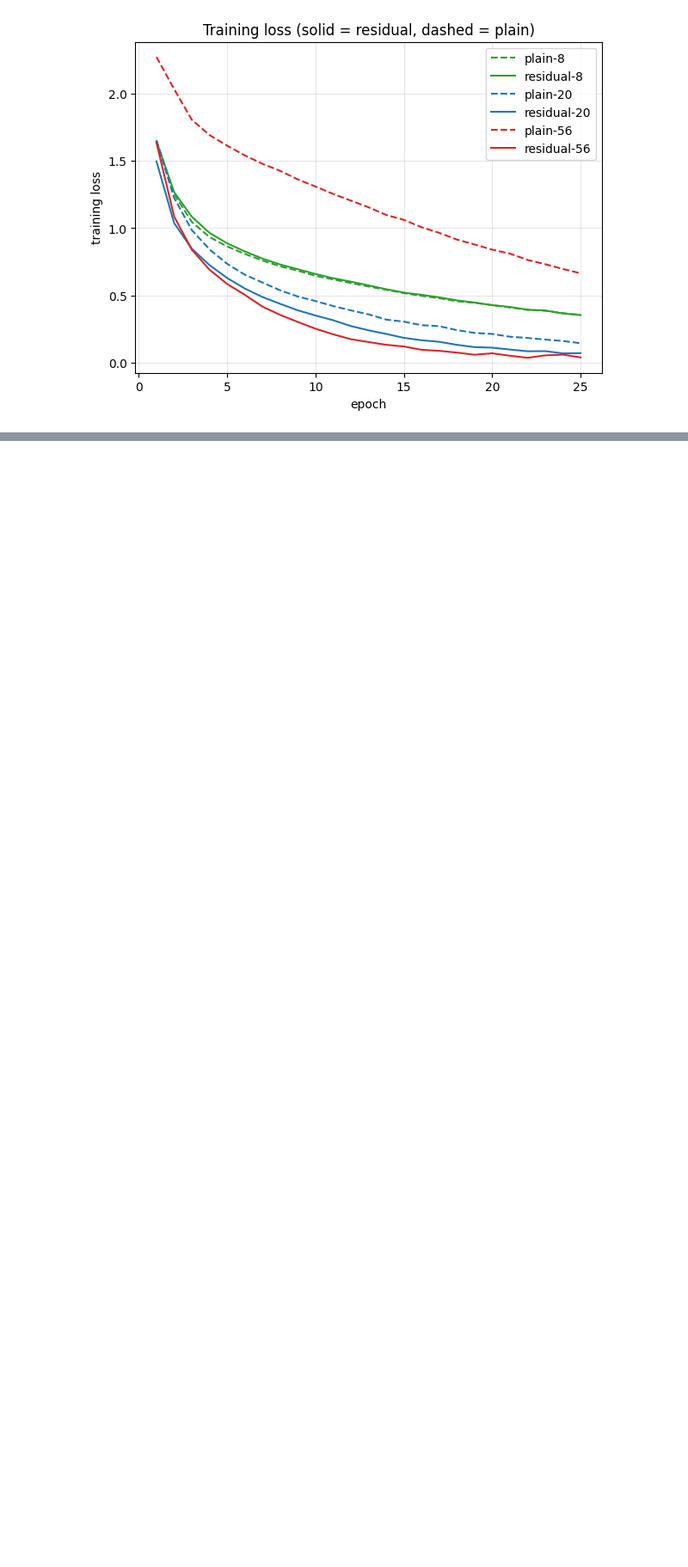
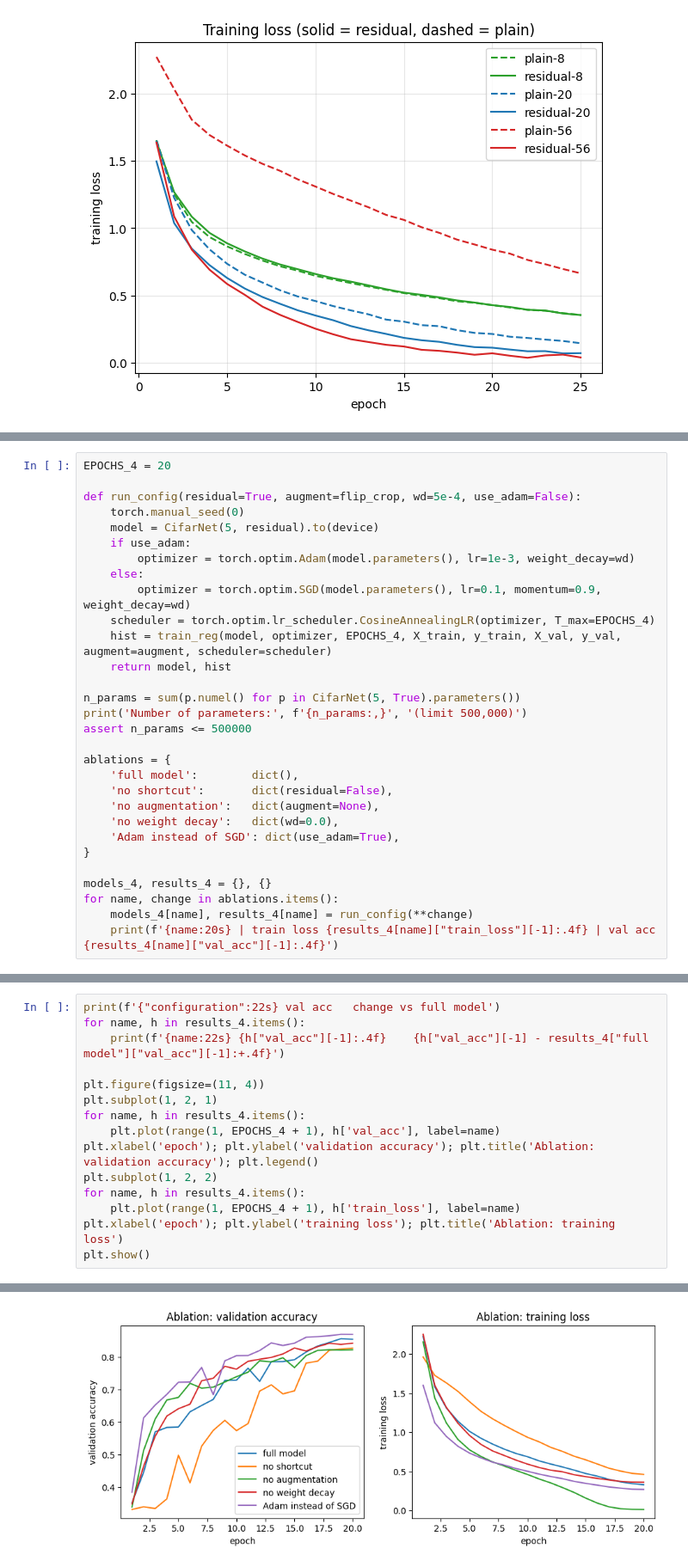
Before and after one commit to Nithira17/EN4554-Assignment_2-CNNs, a Jupyter notebook: assignment_2.ipynb, the cells around one changed output, grey strips where cells are left out. Shown at 86% size. Saved outputs shown, nothing was run; the diff lists cells and outputs as text; blank space fills up the shorter version.

```diff
--- a/assignment_2.ipynb
+++ b/assignment_2.ipynb
@@ -735,0 +740,30 @@ plt.show()
+# %%
+EPOCHS_4 = 20
+
+def run_config(residual=True, augment=flip_crop, wd=5e-4, use_adam=False):
+    torch.manual_seed(0)
+    model = CifarNet(5, residual).to(device)
+    if use_adam:
+        optimizer = torch.optim.Adam(model.parameters(), lr=1e-3, weight_decay=wd)
+    else:
+        optimizer = torch.optim.SGD(model.parameters(), lr=0.1, momentum=0.9, weight_decay=wd)
+    scheduler = torch.optim.lr_scheduler.CosineAnnealingLR(optimizer, T_max=EPOCHS_4)
+    hist = train_reg(model, optimizer, EPOCHS_4, X_train, y_train, X_val, y_val, augment=augment, scheduler=scheduler)
+    return model, hist
+
+n_params = sum(p.numel() for p in CifarNet(5, True).parameters())
+print('Number of parameters:', f'{n_params:,}', '(limit 500,000)')
+assert n_params <= 500000
+
+ablations = {
+    'full model':        dict(),
+    'no shortcut':       dict(residual=False),
+    'no augmentation':   dict(augment=None),
+    'no weight decay':   dict(wd=0.0),
+    'Adam instead of SGD': dict(use_adam=True),
+}
+
+models_4, results_4 = {}, {}
+for name, change in ablations.items():
+    models_4[name], results_4[name] = run_config(**change)
+    print(f'{name:20s} | train loss {results_4[name]["train_loss"][-1]:.4f} | val acc {results_4[name]["val_acc"][-1]:.4f}')
@@ -735,0 +777,16 @@ plt.show()
+# %%
+print(f'{"configuration":22s} val acc   change vs full model')
+for name, h in results_4.items():
+    print(f'{name:22s} {h["val_acc"][-1]:.4f}    {h["val_acc"][-1] - results_4["full model"]["val_acc"][-1]:+.4f}')
+
+plt.figure(figsize=(11, 4))
+plt.subplot(1, 2, 1)
+for name, h in results_4.items():
+    plt.plot(range(1, EPOCHS_4 + 1), h['val_acc'], label=name)
+plt.xlabel('epoch'); plt.ylabel('validation accuracy'); plt.title('Ablation: validation accuracy'); plt.legend()
+plt.subplot(1, 2, 2)
+for name, h in results_4.items():
+    plt.plot(range(1, EPOCHS_4 + 1), h['train_loss'], label=name)
+plt.xlabel('epoch'); plt.ylabel('training loss'); plt.title('Ablation: training loss')
+plt.show()
+# %% [output]
@@ -735,0 +799 @@ plt.show()
+[figure, added]
```
Also changed, not shown: parts of 5 cells of this notebook.
